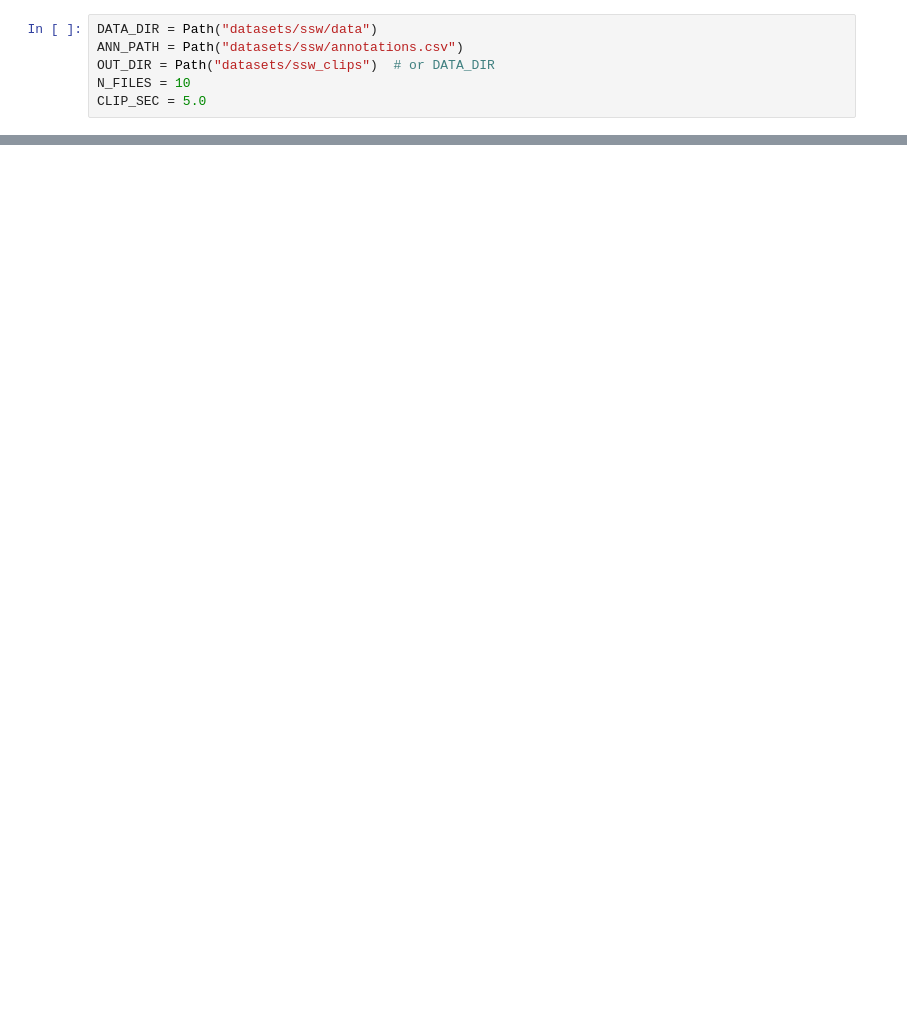
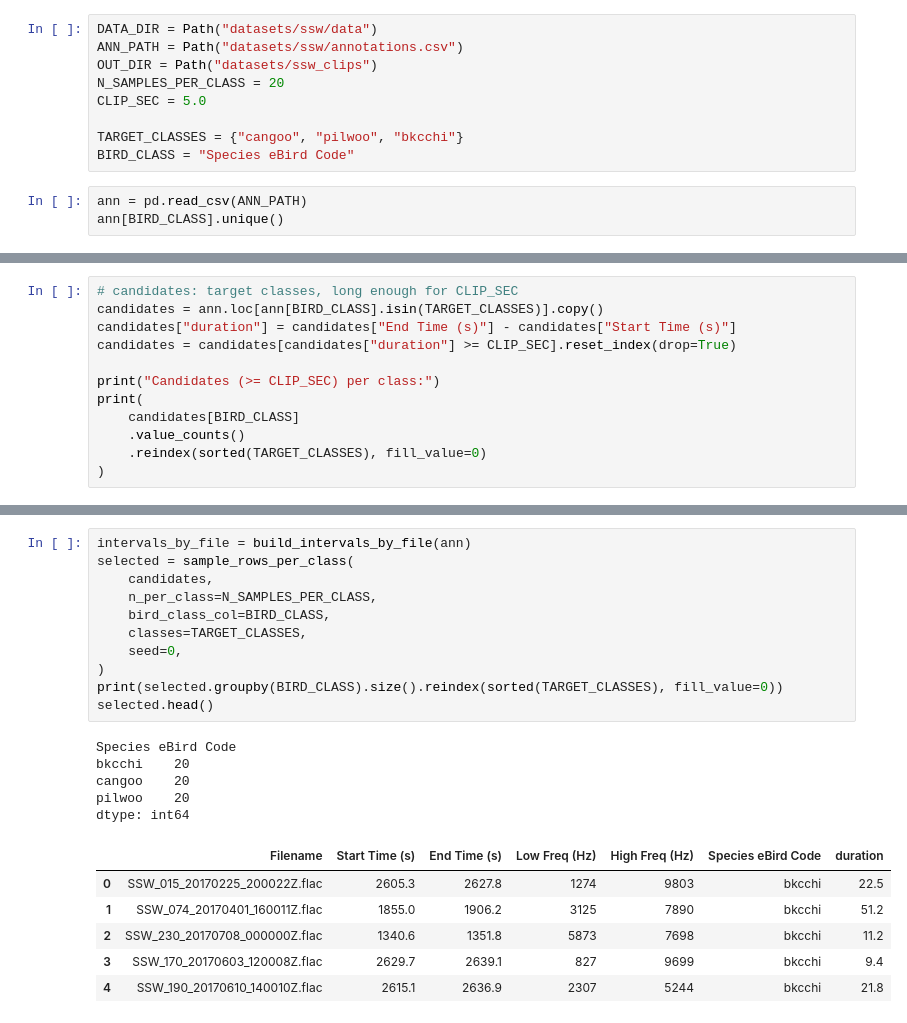
Before and after one commit to plechowicz/fa2026-workshop, a Jupyter notebook: extract_clips.ipynb, the cells around one changed output, grey strips where cells are left out. Drawn from its saved outputs; the diff is of its cells as text; blank space fills up the shorter version.

Commit message:
Extracting samples for specified classes

```diff
--- a/extract_clips.ipynb
+++ b/extract_clips.ipynb
@@ -6,6 +8,12 @@ from IPython.display import Audio, display
 # %%
 DATA_DIR = Path("datasets/ssw/data")
 ANN_PATH = Path("datasets/ssw/annotations.csv")
-OUT_DIR = Path("datasets/ssw_clips")  # or DATA_DIR
-N_FILES = 10
+OUT_DIR = Path("datasets/ssw_clips")
+N_SAMPLES_PER_CLASS = 20
 CLIP_SEC = 5.0
+
+TARGET_CLASSES = {"cangoo", "pilwoo", "bkcchi"}
+BIRD_CLASS = "Species eBird Code"
+# %%
+ann = pd.read_csv(ANN_PATH)
+ann[BIRD_CLASS].unique()
@@ -11,0 +124,12 @@ CLIP_SEC = 5.0
+# %%
+# candidates: target classes, long enough for CLIP_SEC
+candidates = ann.loc[ann[BIRD_CLASS].isin(TARGET_CLASSES)].copy()
+candidates["duration"] = candidates["End Time (s)"] - candidates["Start Time (s)"]
+candidates = candidates[candidates["duration"] >= CLIP_SEC].reset_index(drop=True)
+
+print("Candidates (>= CLIP_SEC) per class:")
+print(
+    candidates[BIRD_CLASS]
+    .value_counts()
+    .reindex(sorted(TARGET_CLASSES), fill_value=0)
+)
@@ -129 +231,24 @@ Saved SSW_010_20170225_140017Z.flac (sig: 226.8-231.8, noise: 220.8-225.8)
+# %%
+intervals_by_file = build_intervals_by_file(ann)
+selected = sample_rows_per_class(
+    candidates,
+    n_per_class=N_SAMPLES_PER_CLASS,
+    bird_class_col=BIRD_CLASS,
+    classes=TARGET_CLASSES,
+    seed=0,
+)
+print(selected.groupby(BIRD_CLASS).size().reindex(sorted(TARGET_CLASSES), fill_value=0))
+selected.head()
+# %% [output]
+Species eBird Code
+bkcchi    20
+cangoo    20
+pilwoo    20
+dtype: int64
+|  | Filename | Start Time (s) | End Time (s) | Low Freq (Hz) | High Freq (Hz) | Species eBird Code | duration |
+| 0 | SSW_015_20170225_200022Z.flac | 2605.3 | 2627.8 | 1274 | 9803 | bkcchi | 22.5 |
+| 1 | SSW_074_20170401_160011Z.flac | 1855.0 | 1906.2 | 3125 | 7890 | bkcchi | 51.2 |
+| 2 | SSW_230_20170708_000000Z.flac | 1340.6 | 1351.8 | 5873 | 7698 | bkcchi | 11.2 |
+| 3 | SSW_170_20170603_120008Z.flac | 2629.7 | 2639.1 | 827 | 9699 | bkcchi | 9.4 |
+| 4 | SSW_190_20170610_140010Z.flac | 2615.1 | 2636.9 | 2307 | 5244 | bkcchi | 21.8 |
 # %%
```
Also changed, not shown: parts of 10 cells of this notebook, 1 other file.
